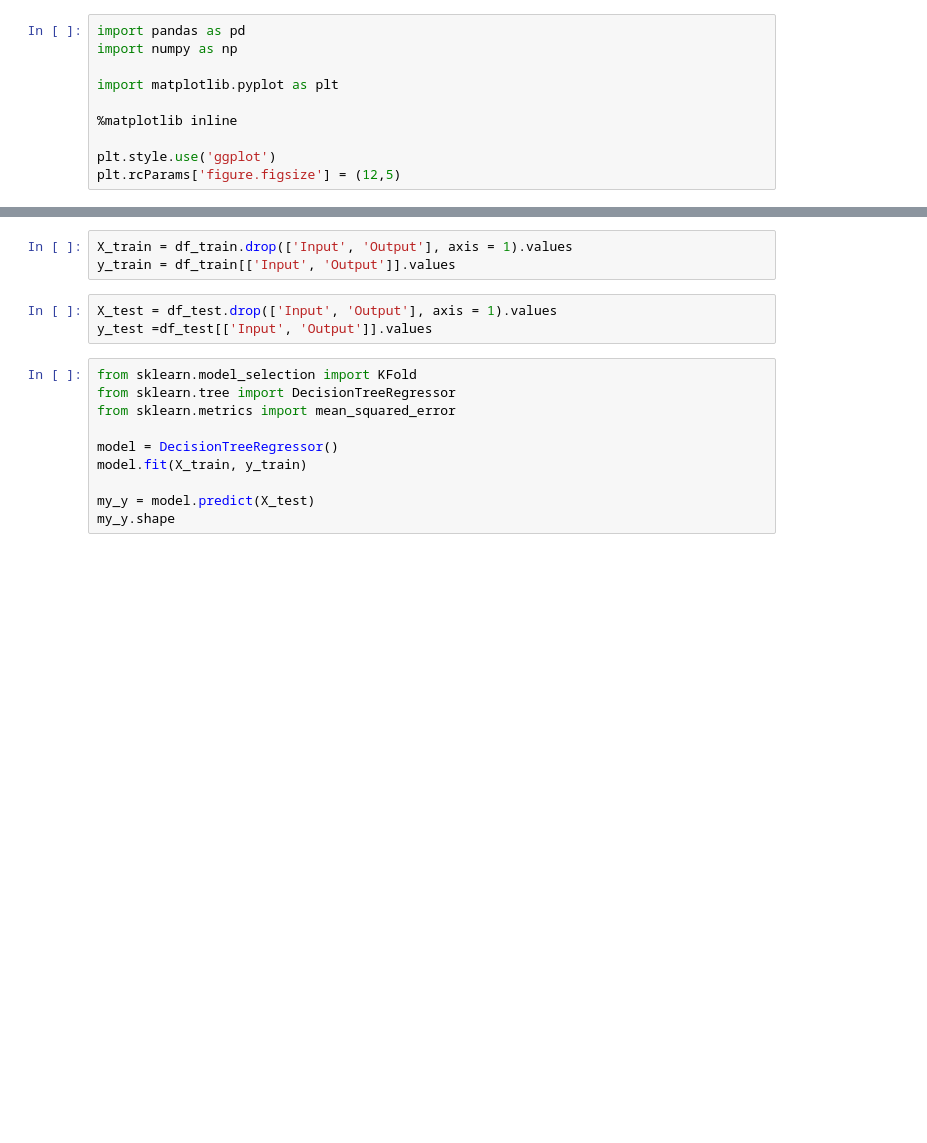
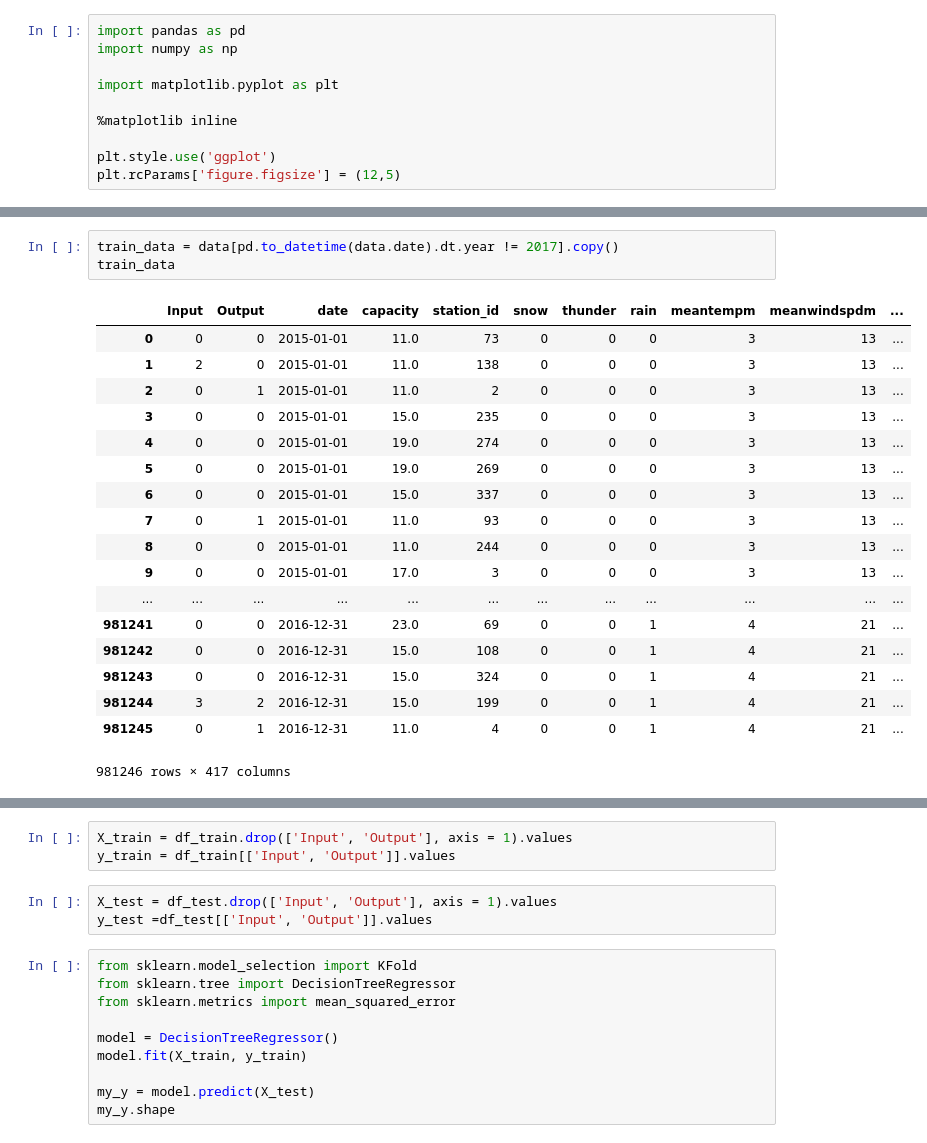
Before and after one commit to vladimirbelyaev/ml_project, a Jupyter notebook: first_model.ipynb, the cells around one changed output, grey strips where cells are left out. Cells and saved outputs as stored; diff of their text form; blank space fills up the shorter version.

```diff
--- a/first_model.ipynb
+++ b/first_model.ipynb
@@ -60 +59,23 @@ data
+# %%
+train_data = data[pd.to_datetime(data.date).dt.year != 2017].copy()
+train_data
+# %% [output]
+|  | Input | Output | date | capacity | station_id | snow | thunder | rain | meantempm | meanwindspdm | ... |
+| 0 | 0 | 0 | 2015-01-01 | 11.0 | 73 | 0 | 0 | 0 | 3 | 13 | ... |
+| 1 | 2 | 0 | 2015-01-01 | 11.0 | 138 | 0 | 0 | 0 | 3 | 13 | ... |
+| 2 | 0 | 1 | 2015-01-01 | 11.0 | 2 | 0 | 0 | 0 | 3 | 13 | ... |
+| 3 | 0 | 0 | 2015-01-01 | 15.0 | 235 | 0 | 0 | 0 | 3 | 13 | ... |
+| 4 | 0 | 0 | 2015-01-01 | 19.0 | 274 | 0 | 0 | 0 | 3 | 13 | ... |
+| 5 | 0 | 0 | 2015-01-01 | 19.0 | 269 | 0 | 0 | 0 | 3 | 13 | ... |
+| 6 | 0 | 0 | 2015-01-01 | 15.0 | 337 | 0 | 0 | 0 | 3 | 13 | ... |
+| 7 | 0 | 1 | 2015-01-01 | 11.0 | 93 | 0 | 0 | 0 | 3 | 13 | ... |
+| 8 | 0 | 0 | 2015-01-01 | 11.0 | 244 | 0 | 0 | 0 | 3 | 13 | ... |
+| 9 | 0 | 0 | 2015-01-01 | 17.0 | 3 | 0 | 0 | 0 | 3 | 13 | ... |
+| ... | ... | ... | ... | ... | ... | ... | ... | ... | ... | ... | ... |
+| 981241 | 0 | 0 | 2016-12-31 | 23.0 | 69 | 0 | 0 | 1 | 4 | 21 | ... |
+| 981242 | 0 | 0 | 2016-12-31 | 15.0 | 108 | 0 | 0 | 1 | 4 | 21 | ... |
+| 981243 | 0 | 0 | 2016-12-31 | 15.0 | 324 | 0 | 0 | 1 | 4 | 21 | ... |
+| 981244 | 3 | 2 | 2016-12-31 | 15.0 | 199 | 0 | 0 | 1 | 4 | 21 | ... |
+| 981245 | 0 | 1 | 2016-12-31 | 11.0 | 4 | 0 | 0 | 1 | 4 | 21 | ... |
+981246 rows × 417 columns
 # %%
```
Also changed, not shown: parts of 10 cells of this notebook, 4 other files.
